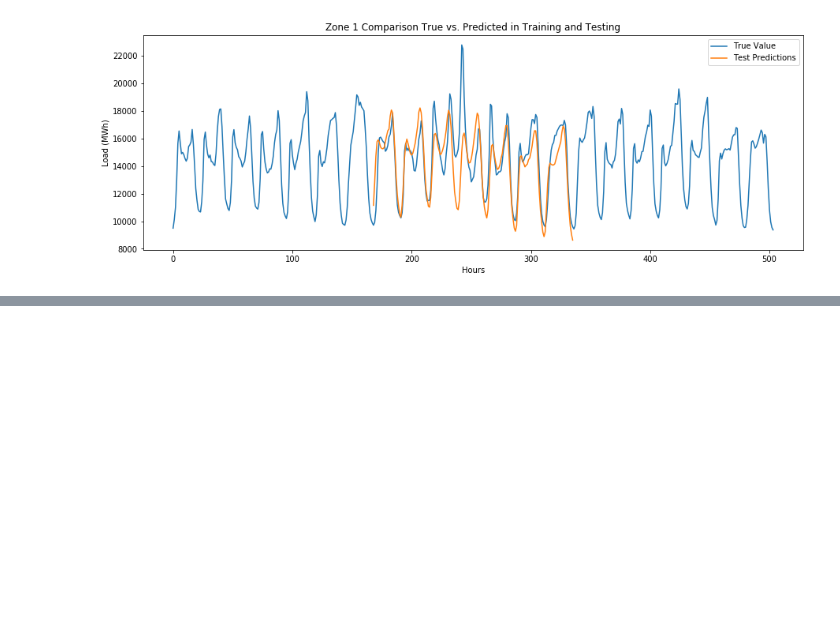
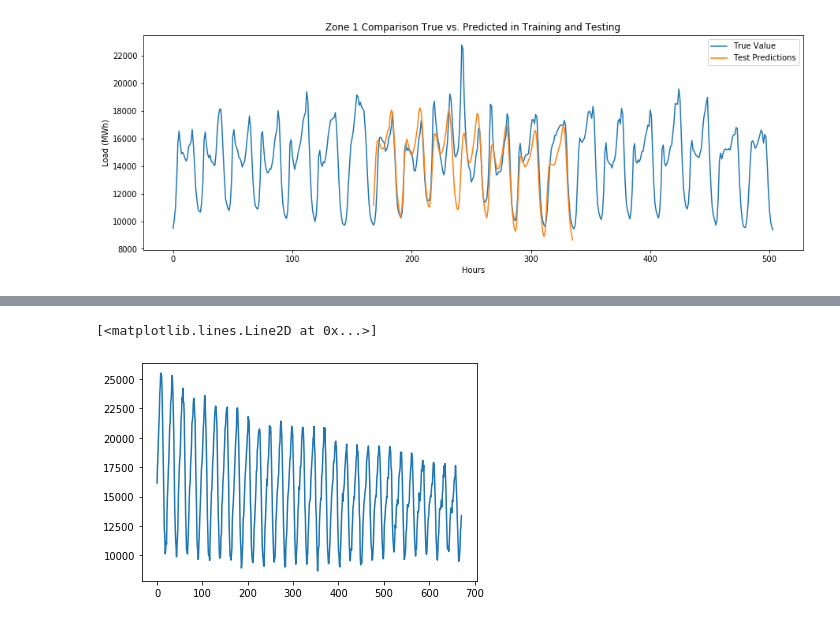
Before and after one commit to Pedromacedo41/MAP573, a Jupyter notebook: src/Raphael/LSTM-Bidirectional.ipynb, the cells around one changed output, grey strips where cells are left out. Drawn from its saved outputs; the diff is of its cells as text; code cells hidden in the pictures; blank space fills up the shorter version.

```diff
--- a/src/Raphael/LSTM-Bidirectional.ipynb
+++ b/src/Raphael/LSTM-Bidirectional.ipynb
@@ -71,7 +69,16 @@ Number of samples training set: 31660
 Number of samples test set: 7916
 # %%
 # helper function to read data.
-def create_dataset_nstep_train(dataset, window_size = 1, nstep = 1):
+
+def create_dataset_nstep(dataset, window_size = 1, nstep = 1):
+    data_x, data_y = [], []
+    for i in range(len(dataset) - window_size - nstep - 1):
+        sample = dataset[i:(i + window_size), 0]
+        data_x.append(sample)
+        data_y.append(dataset[(i + window_size):(i + window_size + nstep), 0])
+    return(np.array(data_x), np.array(data_y))
+
+def create_dataset_nstep_bidir(dataset, window_size = 1, nstep = 1):
     data_x, data_y = [], []
     for i in range(len(dataset) - window_size - nstep - 1):
         ws_2 = int(window_size/2)
@@ -80,7 +87,6 @@ def create_dataset_nstep_train(dataset, window_size = 1, nstep = 1):
         data_x.append(np.concatenate((s1, s2)))
         data_y.append(dataset[(i + ws_2):(i + ws_2 + nstep), 0])
     return(np.array(data_x), np.array(data_y))
-
 
 def create_dataset_nstep_test(dataset, window_size = 1, nstep = 1):
     data_x, data_y = [], []
@@ -92,10 +98,10 @@ def create_dataset_nstep_test(dataset, window_size = 1, nstep = 1):
         data_y.append(dataset[(i + ws_2):(i + ws_2 + nstep), 0])
     return(np.array(data_x), np.array(data_y))
 
-
 def create_model_nstep(train_X, train_Y, window_size = 1, nstep = 1):
     vanilla_rnn = Sequential()
-    vanilla_rnn.add(Bidirectional(LSTM(200, activation='relu', input_shape = (1, window_size), return_sequences=True)))
+    vanilla_rnn.add(Bidirectional(LSTM(200, activation='tanh', input_shape = (1, window_size), return_sequences=True)))
+    vanilla_rnn.add(Dropout(rate = 0.2))
     vanilla_rnn.add(Bidirectional(LSTM(200,input_shape = (1, window_size), )))
     vanilla_rnn.add(Dense(nstep))
     vanilla_rnn.compile(loss = "mean_squared_error",
@@ -271,0 +269,5 @@ if not os.path.exists(path):
+# %%
+plt.plot(test_predict[100])
+# %% [output]
+[<matplotlib.lines.Line2D at 0x...>]
+[figure, added]
```
Also changed, not shown: parts of 16 cells of this notebook, 7 other files.
